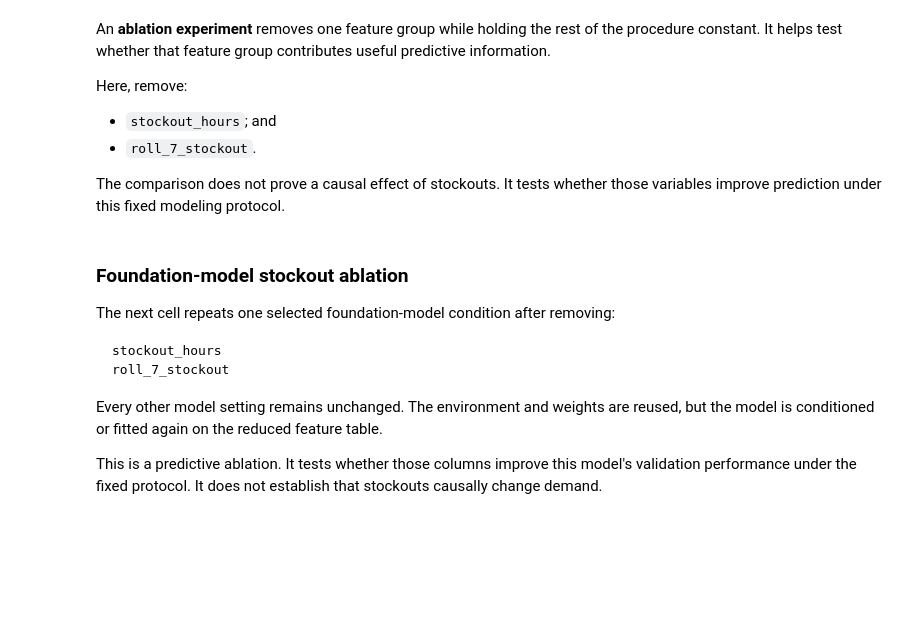
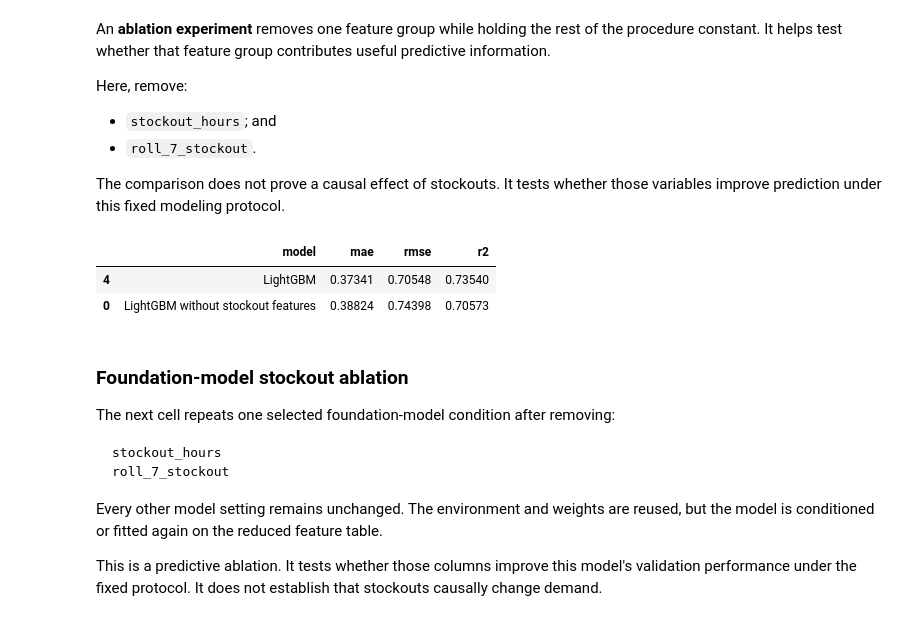
Before and after one commit to kurtvalcorza/mitra-regressor-pipeline, a Jupyter notebook: tutorials/DIMER_FreshRetailNet_MultiModel_Regression_Workshop.ipynb, the cells around one changed output. Cells and saved outputs as stored; diff of their text form; code cells hidden in the pictures; blank space fills up the shorter version.

```diff
--- a/tutorials/DIMER_FreshRetailNet_MultiModel_Regression_Workshop.ipynb
+++ b/tutorials/DIMER_FreshRetailNet_MultiModel_Regression_Workshop.ipynb
@@ -2042,26 +2257,30 @@ The comparison does not prove a causal effect of stockouts. It tests whether tho
 # %%
 # @title 6.1 Optional classical stockout-feature ablation
 RUN_LOCAL_ABLATION = True # @param {type:"boolean"}
-ABLATION_MODEL = "random_forest" # @param ["ridge", "random_forest", "lightgbm"]
+ABLATION_MODEL = "lightgbm" # @param ["ridge", "random_forest", "lightgbm"]
 STOCKOUT_FEATURES=["stockout_hours","roll_7_stockout"]
 ablation_results=normalize_results([])
 CURRENT_ABLATION_KEYS=[];ABLATION_RECEIPTS=[]
 if RUN_LOCAL_ABLATION:
     assert_current_data();SESSION.assert_development()
     if ABLATION_MODEL not in model_templates: raise ValueError("Choose a baseline that ran successfully.")
     reduced=[f for f in feature_columns if f not in STOCKOUT_FEATURES]
     model=clone(model_templates[ABLATION_MODEL]);start=time.perf_counter();model.fit(X_train[reduced],y_train)
     elapsed=time.perf_counter()-start
     key=ABLATION_MODEL+"_no_stockout";ctrl=classical_controls(key,reduced)
     identity={"experiment_id":SESSION.experiment_id,"model_key":key,"controls":ctrl,
               "split_sha256":DATASET_IDENTITY["split_sha256"],"features":reduced}
     receipt=save_classical_run(SESSION,key,model,frames["train"],frames["val"],ctrl,fit_seconds=elapsed,
                              identity=identity,model_name=names[ABLATION_MODEL]+" without stockout features")
     ABLATION_RECEIPTS.append(receipt);CURRENT_ABLATION_KEYS.append(key)
     tested,_=load_results([receipt],frames["val"])
     ablation_results=normalize_results(pd.concat([baseline_validation_results[baseline_validation_results.model_key.eq(ABLATION_MODEL)],tested]))
     display(ablation_results[["model","mae","rmse","r2"]].round(5))
 else:print("Classical ablation skipped.")
+# %% [output]
+|  | model | mae | rmse | r2 |
+| 4 | LightGBM | 0.37341 | 0.70548 | 0.73540 |
+| 0 | LightGBM without stockout features | 0.38824 | 0.74398 | 0.70573 |
 # %% [markdown]
 ### Foundation-model stockout ablation
 
```
Also changed, not shown: parts of 29 cells of this notebook.
